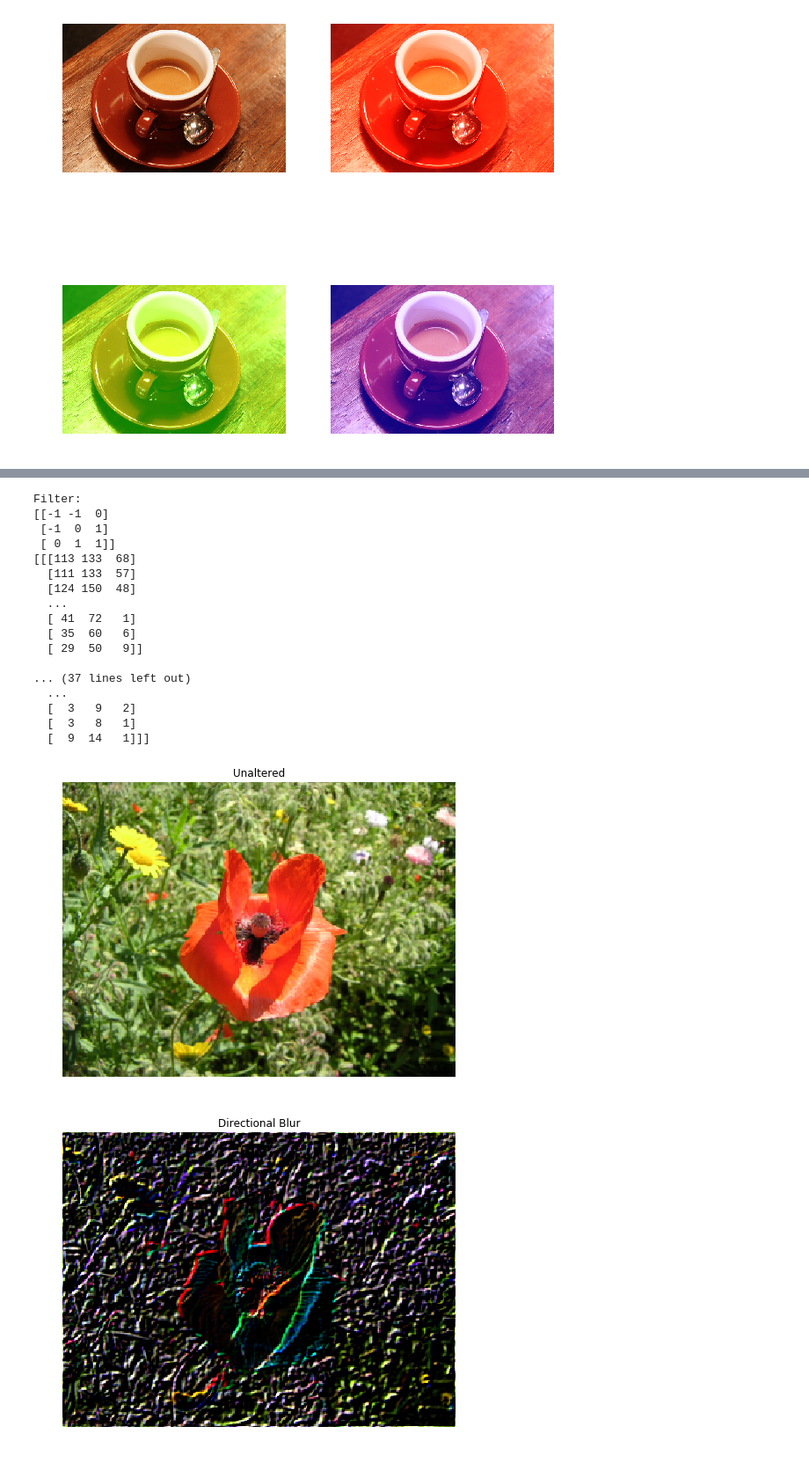
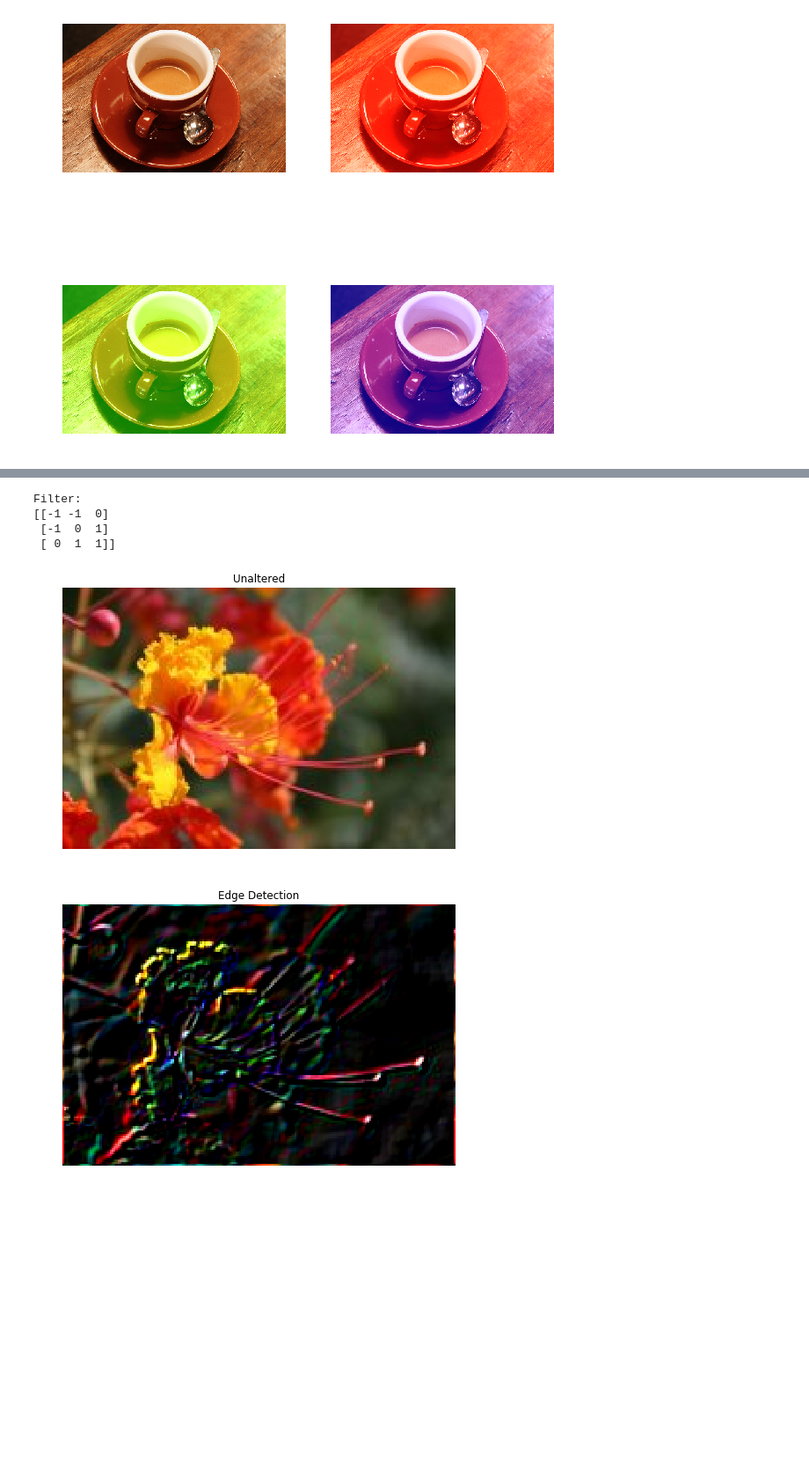
Before and after one commit to Kyle-Wong/Image-Processing, a Jupyter notebook: Image Filtering.ipynb, the cells around one changed output, grey strips where cells are left out. Shown at 88% size. Drawn from its saved outputs; the diff is of its cells as text; code cells hidden in the pictures; blank space fills up the shorter version.

```diff
--- a/Image Filtering.ipynb
+++ b/Image Filtering.ipynb
@@ -113,43 +122,32 @@ Filter:
 # %%
 blurFilter = np.array([[-1,-1,0],
                       [-1,0,1],
                       [0,1,1]])
 #blurFilter = np.divide(blurFilter,np.sum(blurFilter))
 print("Filter:")
 print(blurFilter)
-img = image.imread('images/photo3.png',(0,255))
+#img = image.imread('images/photo3.png',(0,255))
+img = image.imread('images/flower.png',(0,255))[:,:,:3]
+
 plt.figure(figsize=(8,8))
 plt.imshow(img)
 plt.axis("off")
 plt.axis("tight")
 plt.axis("image")
 plt.title("Unaltered")
 plt.show()
 
 plt.figure(figsize=(8,8))
 plt.imshow(filteredImage(img,blurFilter))
 plt.axis("off")
 plt.axis("tight")
 plt.axis("image")
-plt.title("Directional Blur")
+plt.title("Edge Detection")
 plt.show()
 # %% [output]
 Filter:
 [[-1 -1  0]
  [-1  0  1]
  [ 0  1  1]]
-[[[113 133  68]
-  [111 133  57]
-  [124 150  48]
-  ...
-  [ 41  72   1]
-  [ 35  60   6]
-  [ 29  50   9]]
-
-... (37 lines left out)
-  ...
-  [  3   9   2]
-  [  3   8   1]
-  [  9  14   1]]]
-[figure, old version]
+[figure, new version]
-[figure, old version]
+[figure, new version]
```
Also changed, not shown: parts of 2 cells of this notebook.
